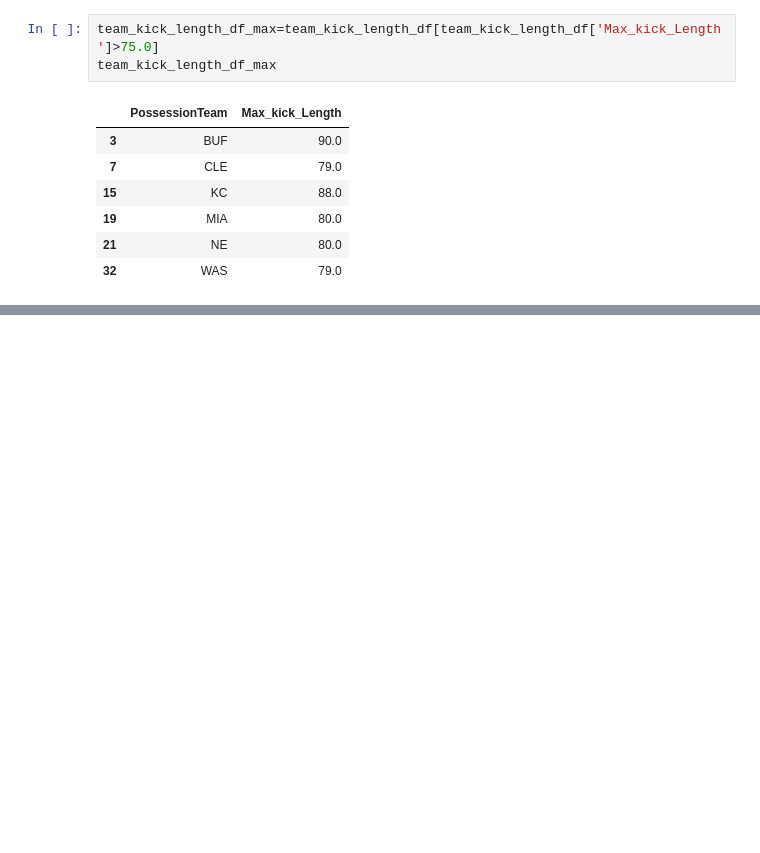
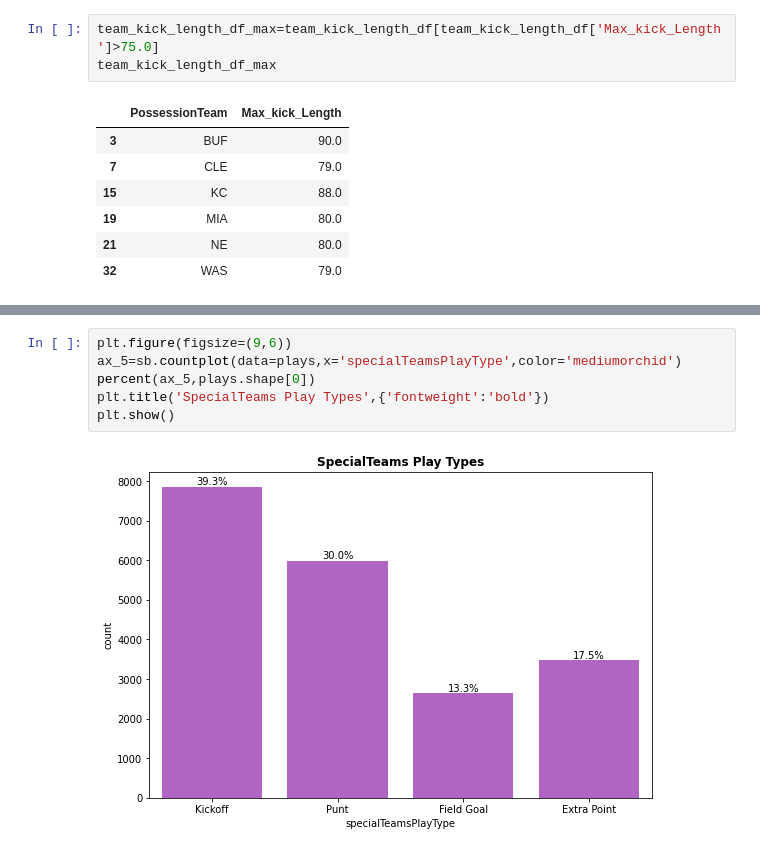
Before and after one commit to DeependraParichha1004/ML-Analysis, a Jupyter notebook: NFL.ipynb, the cells around one changed output, grey strips where cells are left out. Drawn from its saved outputs; the diff is of its cells as text; blank space fills up the shorter version.

```diff
--- a/NFL.ipynb
+++ b/NFL.ipynb
@@ -283,0 +284,8 @@ plt.show()
+# %%
+plt.figure(figsize=(9,6))
+ax_5=sb.countplot(data=plays,x='specialTeamsPlayType',color='mediumorchid')
+percent(ax_5,plays.shape[0])
+plt.title('SpecialTeams Play Types',{'fontweight':'bold'})
+plt.show()
+# %% [output]
+[figure, added]
```
Also changed, not shown: parts of 11 cells of this notebook.
